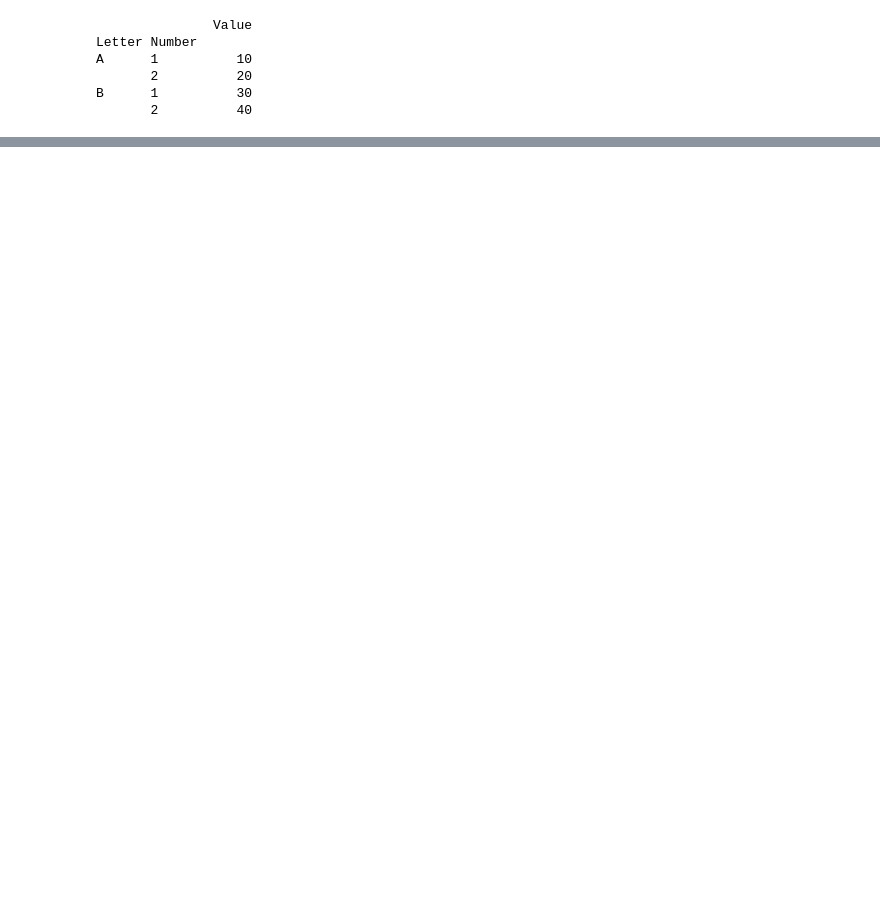
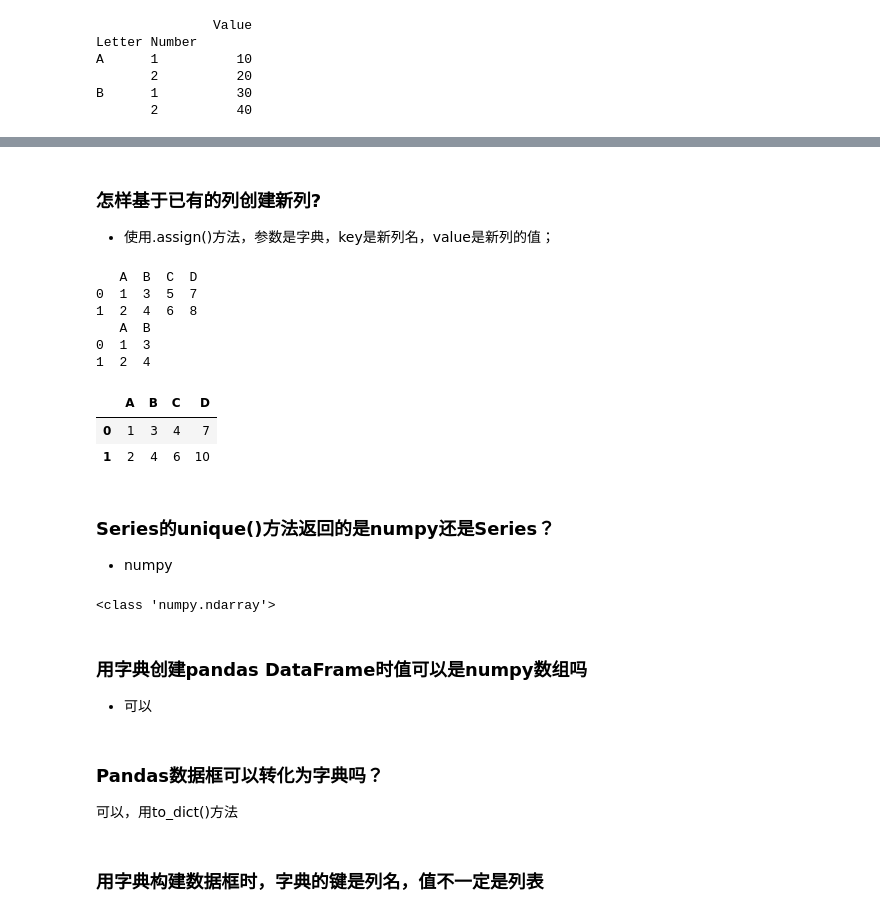
Before and after one commit to lizhi996j/note, a Jupyter notebook: pandas笔记.ipynb, the cells around one changed output, grey strips where cells are left out. Saved outputs shown, nothing was run; the diff lists cells and outputs as text; code cells hidden in the pictures; blank space fills up the shorter version.

```diff
--- a/pandas笔记.ipynb
+++ b/pandas笔记.ipynb
@@ -240,0 +1232,43 @@ B      1          30
+# %% [markdown]
+### 怎样基于已有的列创建新列?
+- 使用.assign()方法，参数是字典，key是新列名，value是新列的值；
+# %%
+import pandas as pd
+a = pd.DataFrame({"A":[1,2],"B":[3,4]})
+# 使用数值
+new_column = {"C":[5,6], "D":[7,8]}
+print(a.assign(**new_column))
+print(a)
+
+
+# 链式增加新列
+a.assign(C=a["A"]+a["B"], #可以基于现有列，也可以使用lambda表达式
+        D=lambda x: x["C"]+x["B"] #可以使用之前创建的列
+)
+# %% [output]
+   A  B  C  D
+0  1  3  5  7
+1  2  4  6  8
+   A  B
+0  1  3
+1  2  4
+|  | A | B | C | D |
+| 0 | 1 | 3 | 4 | 7 |
+| 1 | 2 | 4 | 6 | 10 |
+# %% [markdown]
+### Series的unique()方法返回的是numpy还是Series？
+- numpy
+# %%
+import pandas as pd
+Series = pd.Series([1,2,3,4,5])
+print(type(Series.unique()))
+# %% [output]
+<class 'numpy.ndarray'>
+# %% [markdown]
+### 用字典创建pandas DataFrame时值可以是numpy数组吗
+- 可以
+# %% [markdown]
+### Pandas数据框可以转化为字典吗？
+可以，用to_dict()方法
+# %% [markdown]
+### 用字典构建数据框时，字典的键是列名，值不一定是列表
```
Also changed, not shown: parts of 84 cells of this notebook, 37 other files.
